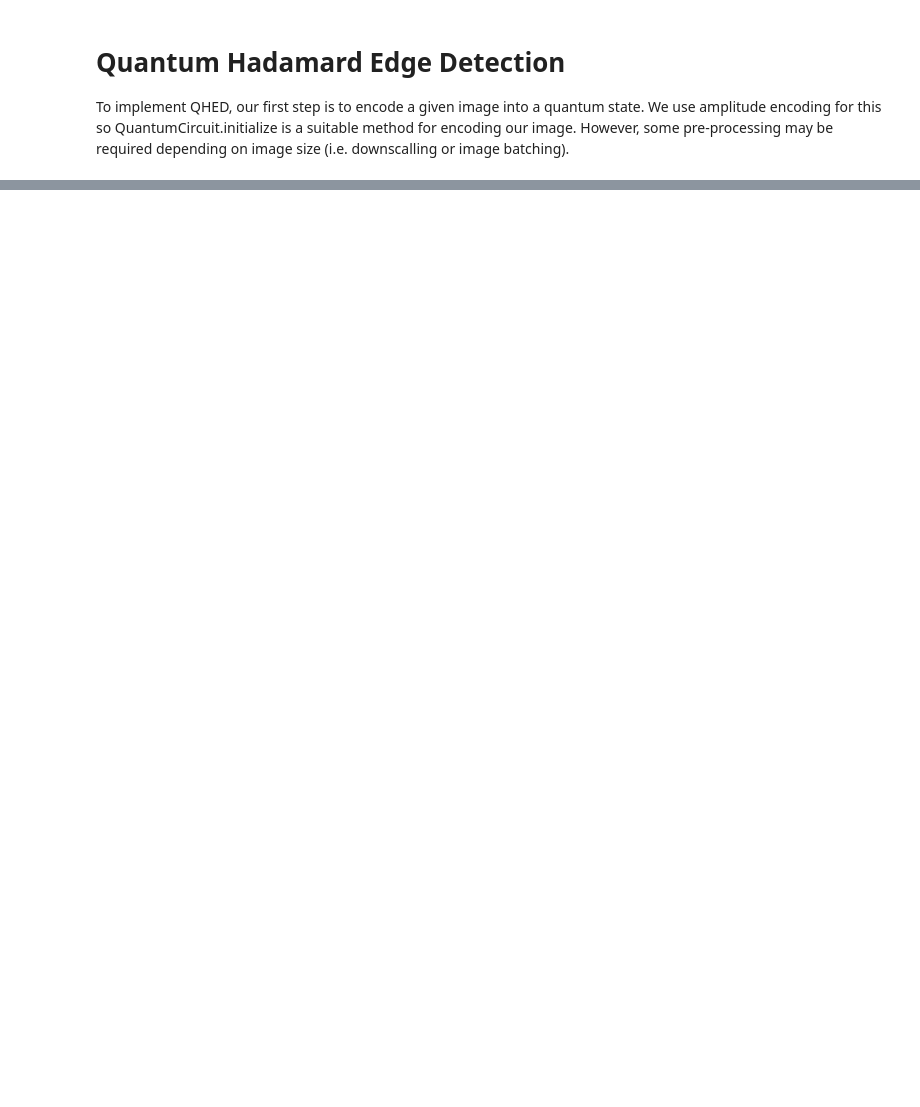
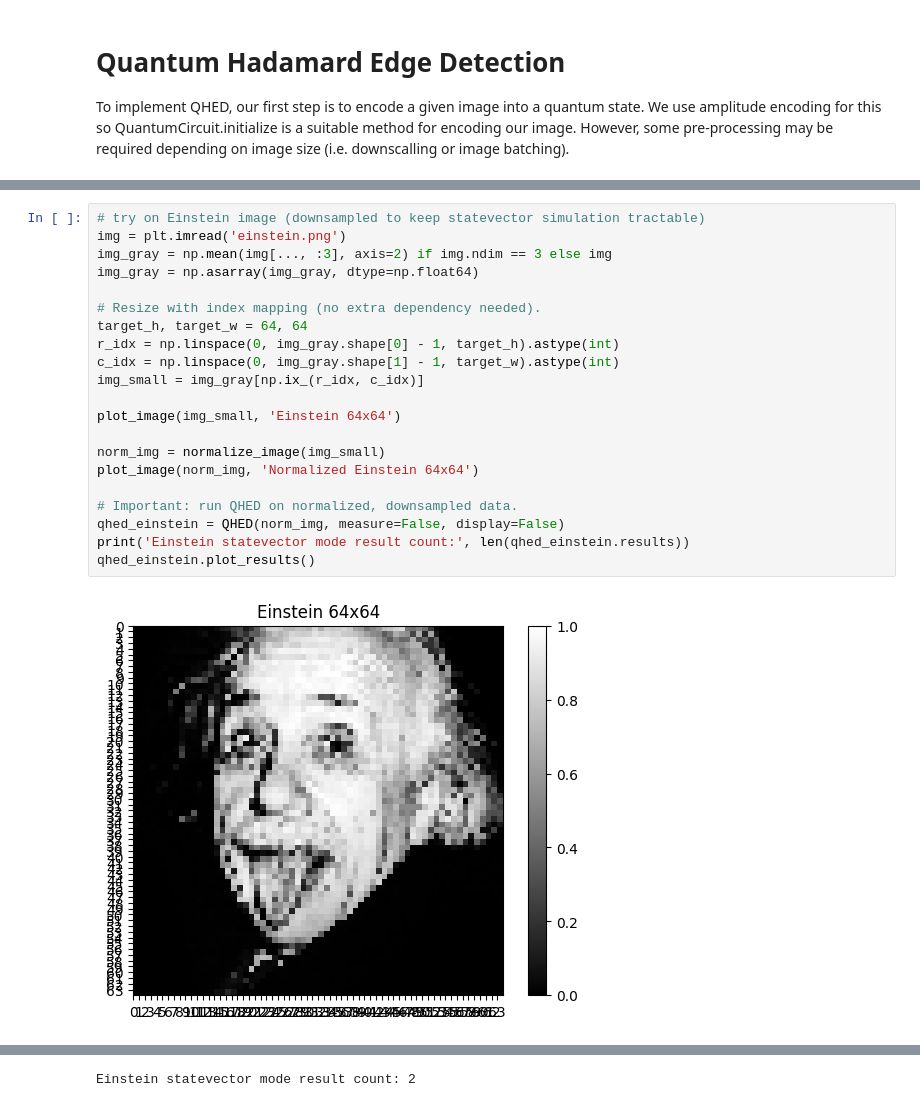
Before and after one commit to jjdcorke/Quantum-Edge-Detection---QIC890, a Jupyter notebook: QHED.ipynb, the cells around one changed output, grey strips where cells are left out. Saved outputs shown, nothing was run; the diff lists cells and outputs as text; blank space fills up the shorter version.

```diff
--- a/QHED.ipynb
+++ b/QHED.ipynb
@@ -243,0 +93,23 @@ measurement mode result count: 2
+# %%
+# try on Einstein image (downsampled to keep statevector simulation tractable)
+img = plt.imread('einstein.png')
+img_gray = np.mean(img[..., :3], axis=2) if img.ndim == 3 else img
+img_gray = np.asarray(img_gray, dtype=np.float64)
+
+# Resize with index mapping (no extra dependency needed).
+target_h, target_w = 64, 64
+r_idx = np.linspace(0, img_gray.shape[0] - 1, target_h).astype(int)
+c_idx = np.linspace(0, img_gray.shape[1] - 1, target_w).astype(int)
+img_small = img_gray[np.ix_(r_idx, c_idx)]
+
+plot_image(img_small, 'Einstein 64x64')
+
+norm_img = normalize_image(img_small)
+plot_image(norm_img, 'Normalized Einstein 64x64')
+
+# Important: run QHED on normalized, downsampled data.
+qhed_einstein = QHED(norm_img, measure=False, display=False)
+print('Einstein statevector mode result count:', len(qhed_einstein.results))
+qhed_einstein.plot_results()
+# %% [output]
+[figure, added]
@@ -243,0 +117 @@ measurement mode result count: 2
+Einstein statevector mode result count: 2
```
Also changed, not shown: parts of 6 cells of this notebook, 3 other files.
